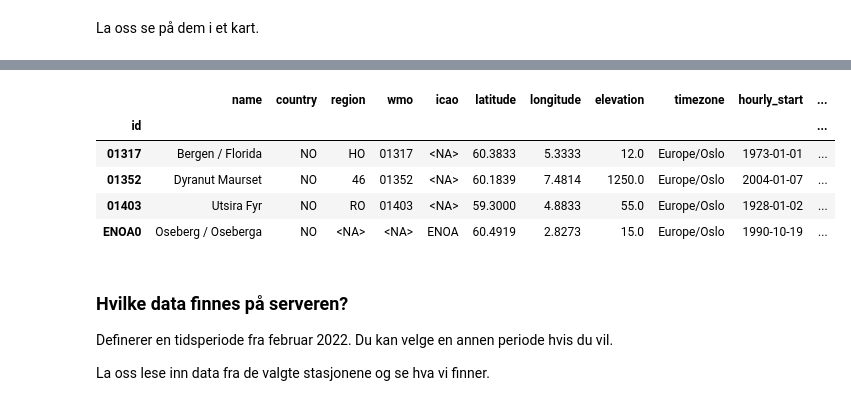
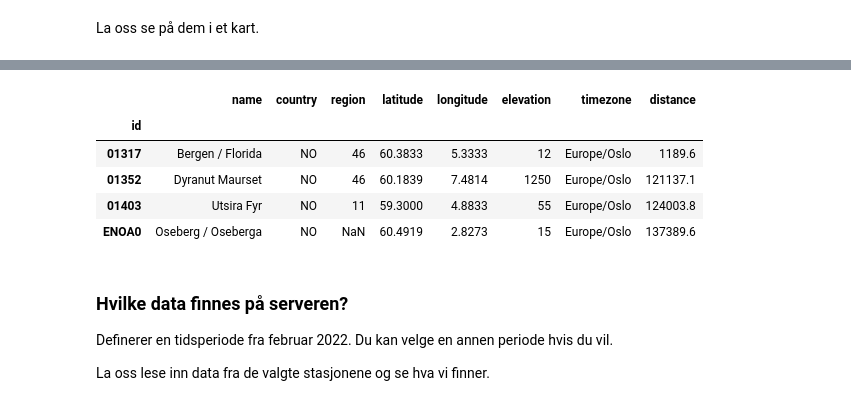
Before and after one commit to galendal/MAT160_H26, a Jupyter notebook: obl_oppgaveM160H26.ipynb, the cells around one changed output, grey strips where cells are left out. Drawn from its saved outputs; the diff is of its cells as text; code cells hidden in the pictures.

```diff
--- a/obl_oppgaveM160H26.ipynb
+++ b/obl_oppgaveM160H26.ipynb
@@ -56,11 +53,10 @@ La oss se på værstasjonene som er nærmest **Bergen** som ligger på $(lat,lon
 bergen_txt = "Bergen, Norway"
 bergen_latlon = (60.392993, 5.324138)  # Latitude and Longitude for Bergen, Norway
 latlon = bergen_latlon
-number_of_stations = 25 # Number of stations to fetch
+number_of_stations = 50 # Maximum number of stations to fetch
+radius = 150_000 # Search radius in meters
 # Get nearby weather stations
-stations = Stations()
-stations = stations.nearby(latlon[0], latlon[1])
-station = stations.fetch(number_of_stations)
+station = ms.stations.nearby(ms.Point(latlon[0], latlon[1]), radius=radius, limit=number_of_stations)
 # Display nearby stations
 display(station.style.set_caption(f"Nearby Weather Stations for {bergen_txt}").background_gradient(cmap='Blues'))
 # %% [output]
@@ -114,19 +110,19 @@ m
 # %% [output]
 [interactive output not drawn]
 # %%
-# Select stations with names containing "Bergen", "Dyranut", "Utsira", and "Oseberg"
-selected_names = ["Bergen", "Utsira", "Oseberg","Dyranut"]
+# Select stations with names containing "Bergen / Florida", "Dyranut", "Utsira", and "Oseberg"
+selected_names = ["Bergen / Florida", "Utsira", "Oseberg","Dyranut"]
 selected_stations = station[station['name'].str.contains('|'.join(selected_names), case=False, na=False)]
 
 # Display the selected stations
 display(selected_stations)
 # %% [output]
-|  | name | country | region | wmo | icao | latitude | longitude | elevation | timezone | hourly_start | ... |
-| id |  |  |  |  |  |  |  |  |  |  | ... |
-| 01317 | Bergen / Florida | NO | HO | 01317 | <NA> | 60.3833 | 5.3333 | 12.0 | Europe/Oslo | 1973-01-01 | ... |
-| 01352 | Dyranut Maurset | NO | 46 | 01352 | <NA> | 60.1839 | 7.4814 | 1250.0 | Europe/Oslo | 2004-01-07 | ... |
-| 01403 | Utsira Fyr | NO | RO | 01403 | <NA> | 59.3000 | 4.8833 | 55.0 | Europe/Oslo | 1928-01-02 | ... |
-| ENOA0 | Oseberg / Oseberga | NO | <NA> | <NA> | ENOA | 60.4919 | 2.8273 | 15.0 | Europe/Oslo | 1990-10-19 | ... |
+|  | name | country | region | latitude | longitude | elevation | timezone | distance |
+| id |  |  |  |  |  |  |  |  |
+| 01317 | Bergen / Florida | NO | 46 | 60.3833 | 5.3333 | 12 | Europe/Oslo | 1189.6 |
+| 01352 | Dyranut Maurset | NO | 46 | 60.1839 | 7.4814 | 1250 | Europe/Oslo | 121137.1 |
+| 01403 | Utsira Fyr | NO | 11 | 59.3000 | 4.8833 | 55 | Europe/Oslo | 124003.8 |
+| ENOA0 | Oseberg / Oseberga | NO | NaN | 60.4919 | 2.8273 | 15 | Europe/Oslo | 137389.6 |
 # %% [markdown]
 ### Hvilke data finnes på serveren?
 Definerer en tidsperiode fra februar 2022. Du kan velge en annen periode hvis du vil.
```
Also changed, not shown: parts of 6 cells of this notebook.
